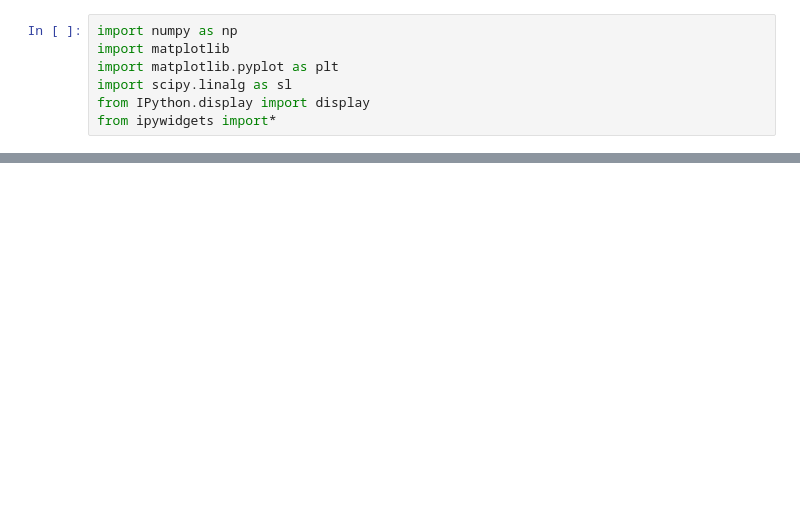
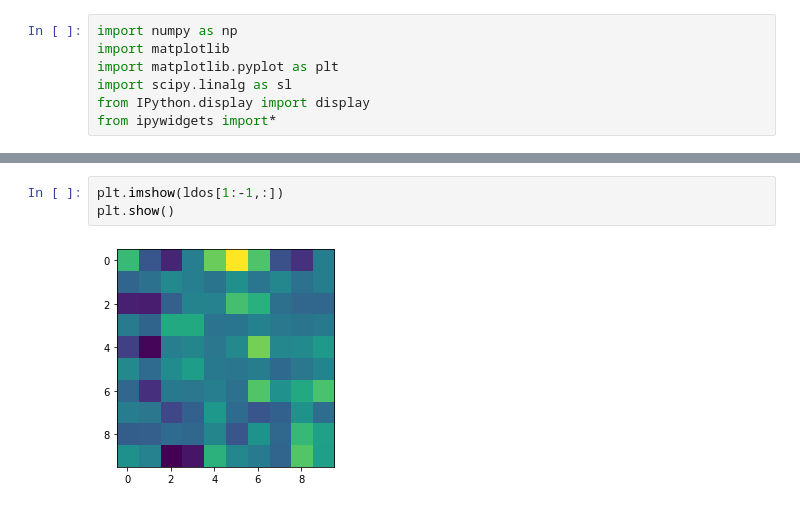
Before and after one commit to portikattila/quantum-transport, a Jupyter notebook: qwz.ipynb, the cells around one changed output, grey strips where cells are left out. Cells and saved outputs as stored; diff of their text form; blank space fills up the shorter version.

```diff
--- a/qwz.ipynb
+++ b/qwz.ipynb
@@ -345,0 +358,5 @@ interactive(children=(IntSlider(value=200, description='n', max=400), Output()),
+# %%
+plt.imshow(ldos[1:-1,:])
+plt.show()
+# %% [output]
+[figure, added]
```
Also changed, not shown: parts of 16 cells of this notebook.
